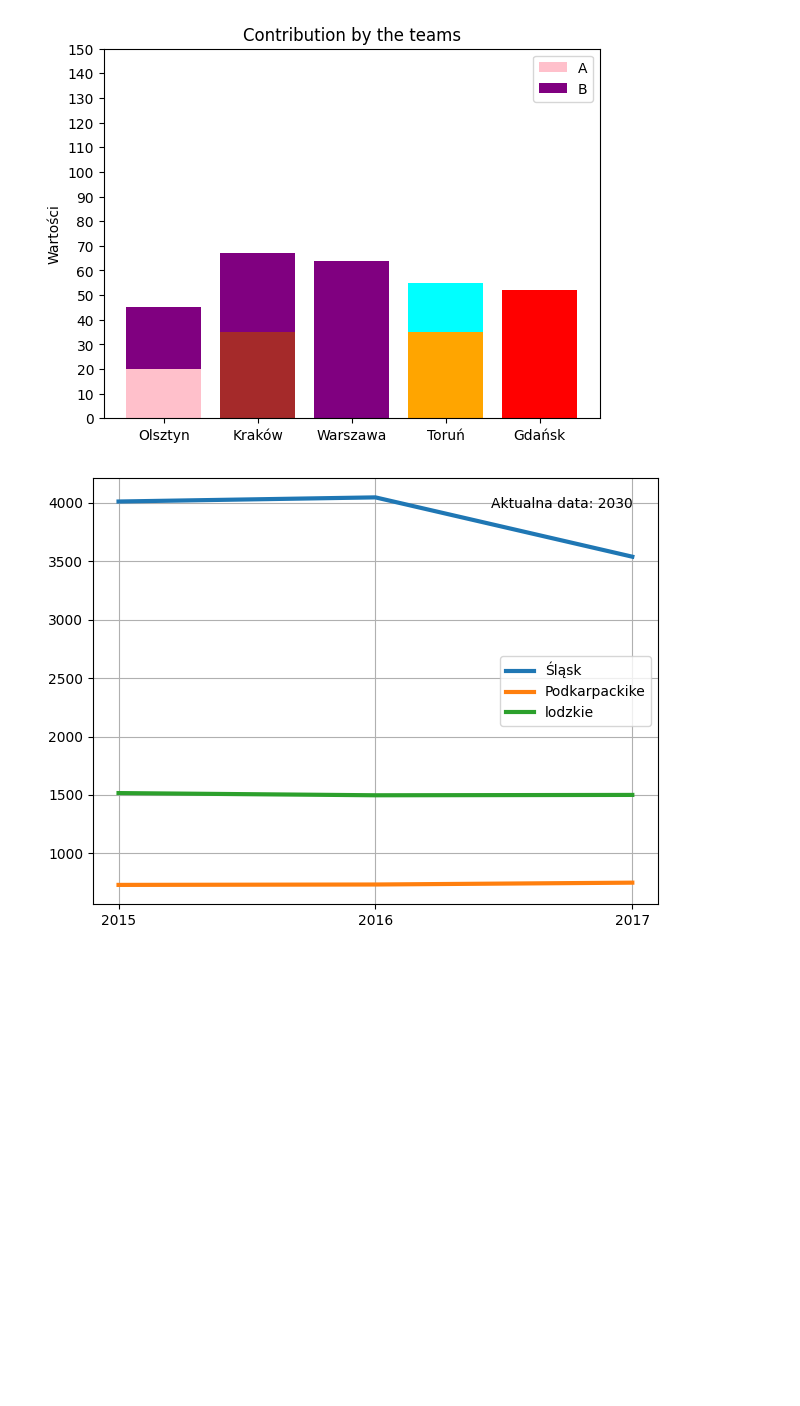
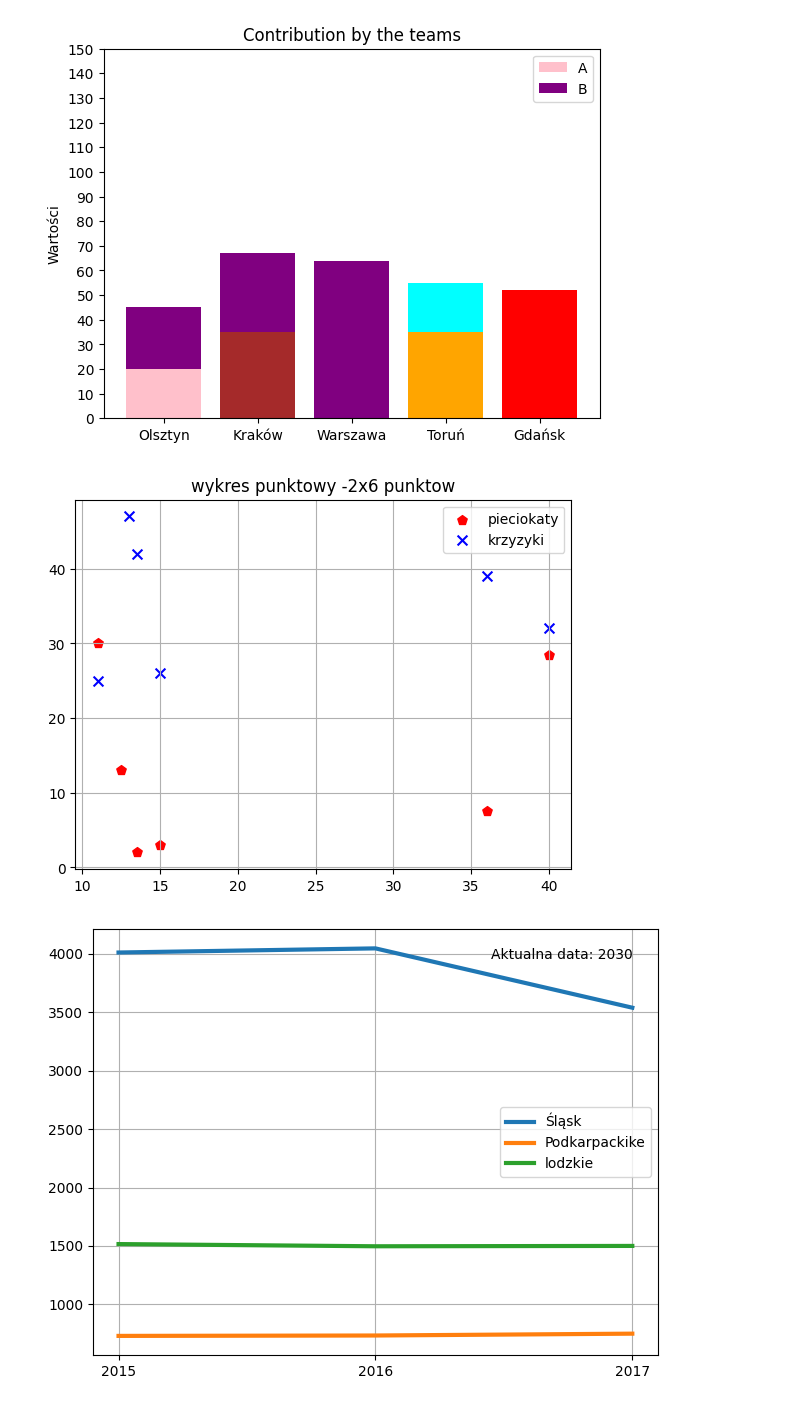
Before and after one commit to Gurcz1/colab, a Jupyter notebook: Untitled0.ipynb, the cells around one changed output. Drawn from its saved outputs; the diff is of its cells as text; code cells hidden in the pictures; blank space fills up the shorter version.

```diff
--- a/Untitled0.ipynb
+++ b/Untitled0.ipynb
@@ -27,6 +27,19 @@ plt.legend()
 plt.show()
 # %% [output]
 [figure]
+# %%
+import matplotlib.pyplot as plt
+import numpy as np
+
+
+plt.scatter([13.5, 15, 12.5, 11,36,40], [2, 3, 13, 30,7.5,28.5], color='red', marker='p',label='pieciokaty',s=50)
+plt.scatter([11, 15, 13, 13.5,36,40], [25, 26, 47, 42,39,32], color='blue', marker='x',label="krzyzyki",s=50)
+plt.legend()
+plt.title("wykres punktowy -2x6 punktow")
+plt.grid()
+plt.show()
+# %% [output]
+[figure, added]
 # %%
 import pandas as pd
 import matplotlib.pyplot as plt
```
Also changed, not shown: parts of 1 cell of this notebook.
